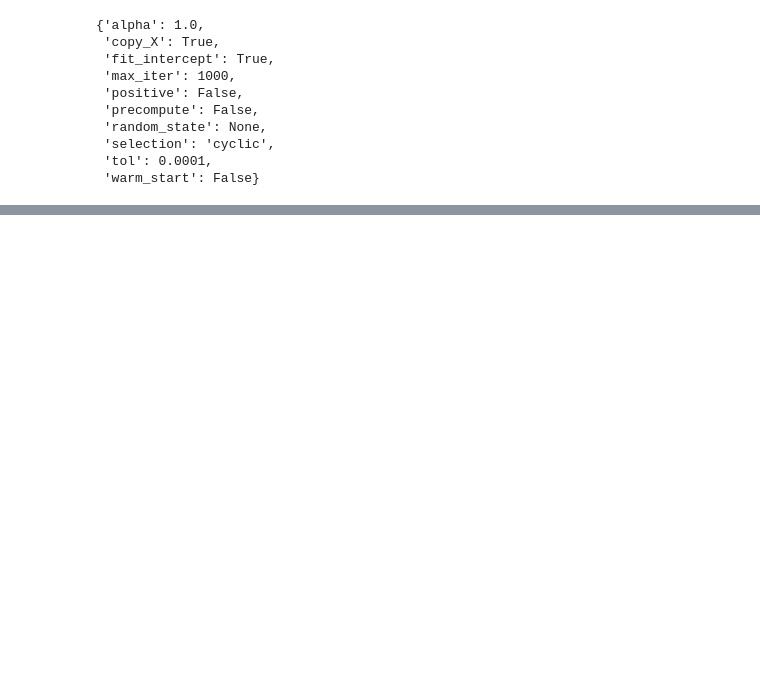
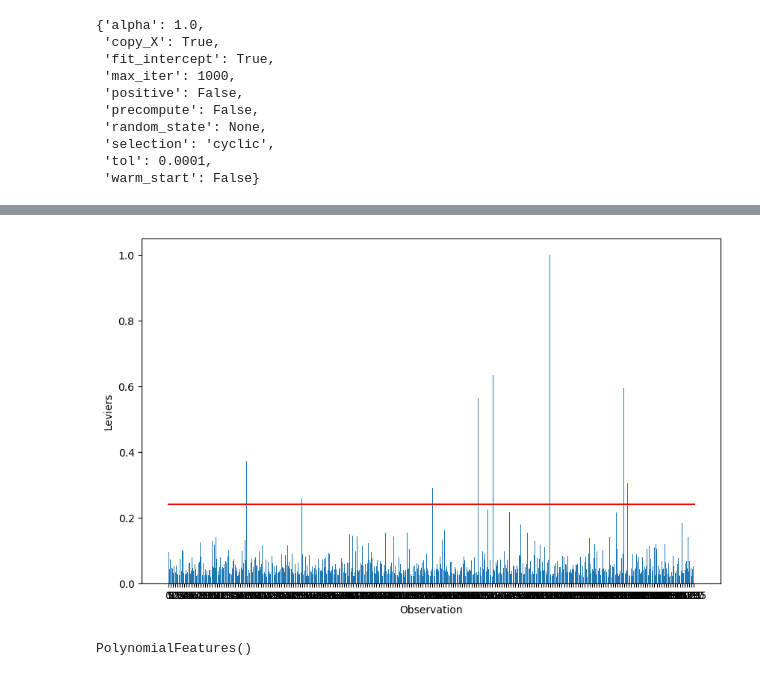
Before and after one commit to gvannesson/Projet_assurance, a Jupyter notebook: model_2.ipynb, the cells around one changed output, grey strips where cells are left out. Drawn from its saved outputs; the diff is of its cells as text; code cells hidden in the pictures; blank space fills up the shorter version.

```diff
--- a/model_2.ipynb
+++ b/model_2.ipynb
@@ -98,0 +172,5 @@ best_lasso_model=lasso_model.set_params(**grid_search.best_params_)
+# %%
+import statsmodels.api as smf
+
+
+reg_multi = smf.OLS(y_train, df_ols).fit()
@@ -98,0 +214,4 @@ best_lasso_model=lasso_model.set_params(**grid_search.best_params_)
+# %%
+alpha = 0.05
+p = df_ols.shape[1]
+n = y_train.shape[0]
@@ -98,0 +222,2 @@ best_lasso_model=lasso_model.set_params(**grid_search.best_params_)
+# %%
+analyses = pd.DataFrame({'obs':np.arange(1, n+1)})
@@ -98,0 +240,18 @@ best_lasso_model=lasso_model.set_params(**grid_search.best_params_)
+# %%
+analyses['levier'] = reg_multi.get_influence().hat_matrix_diag
+
+seuil_levier = 2*p/n
+# %%
+plt.figure(figsize=(10,6))
+plt.bar(analyses['obs'], analyses['levier'])
+plt.xticks(np.arange(0, 1136, step=5))
+plt.xlabel('Observation')
+plt.ylabel('Leviers')
+plt.plot([0, 1136], [seuil_levier, seuil_levier], color='r')
+plt.show()
+# %% [output]
+[figure, added]
+# %%
+preprocessor[2]
+# %% [output]
+PolynomialFeatures()
```
Also changed, not shown: parts of 42 cells of this notebook, 2 other files.
